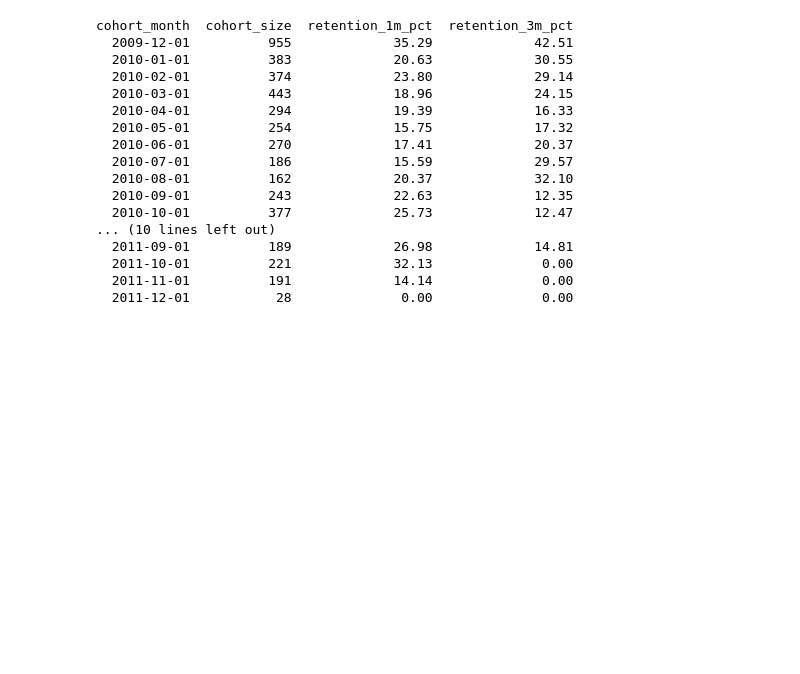
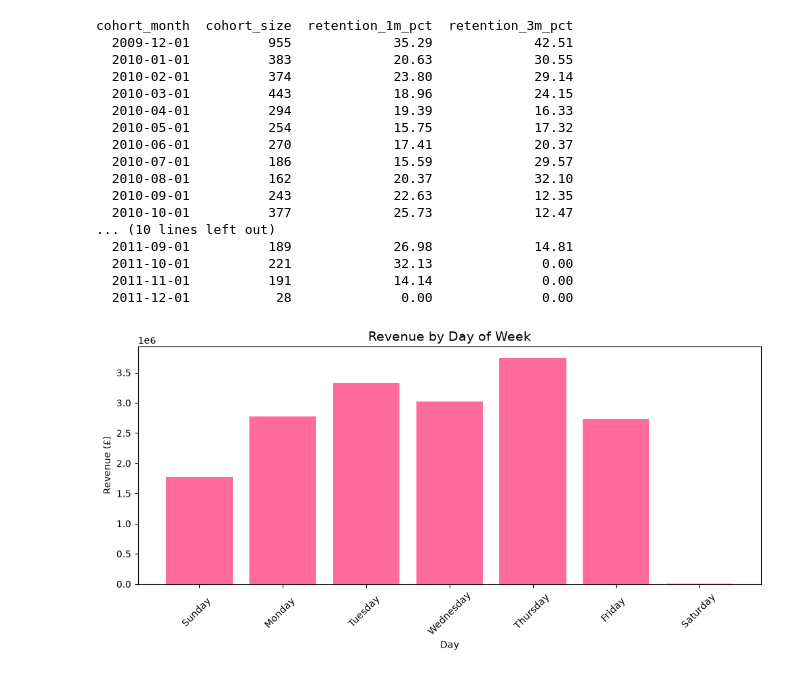
Before and after one commit to NazmullSyntax/Product_Analytics_Project, a Jupyter notebook: notebooks/02_Analysis_and_Visualization.ipynb, the cells around one changed output. Cells and saved outputs as stored; diff of their text form; code cells hidden in the pictures; blank space fills up the shorter version.

```diff
--- a/notebooks/02_Analysis_and_Visualization.ipynb
+++ b/notebooks/02_Analysis_and_Visualization.ipynb
@@ -162,3 +162,28 @@ cohort_month  cohort_size  retention_1m_pct  retention_3m_pct
   2011-10-01          221             32.13              0.00
   2011-11-01          191             14.14              0.00
   2011-12-01           28              0.00              0.00
+# %%
+import matplotlib.pyplot as plt
+
+query_dow = """
+SELECT
+    TO_CHAR("InvoiceDate", 'Day') AS day_of_week,
+    EXTRACT(DOW FROM "InvoiceDate") AS dow_num,
+    ROUND(SUM("TotalAmount")::numeric, 2) AS revenue
+FROM retail_transactions
+GROUP BY day_of_week, dow_num
+ORDER BY dow_num;
+"""
+
+df_dow = run_query(query_dow)
+
+plt.figure(figsize=(10, 5))
+plt.bar(df_dow['day_of_week'], df_dow['revenue'], color='#FF6B9D')
+plt.title('Revenue by Day of Week', fontsize=14)
+plt.xlabel('Day')
+plt.ylabel('Revenue (£)')
+plt.xticks(rotation=45)
+plt.tight_layout()
+plt.show()
+# %% [output]
+[figure, added]
```
